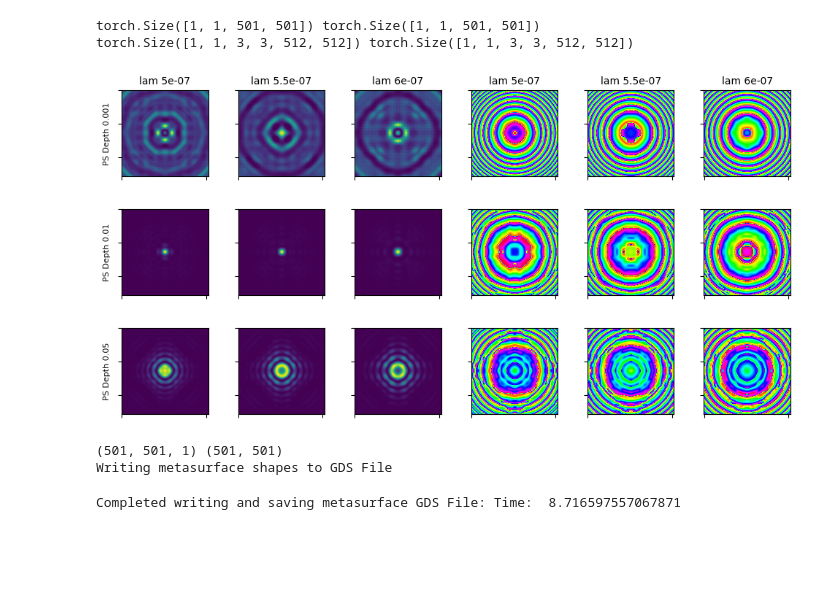
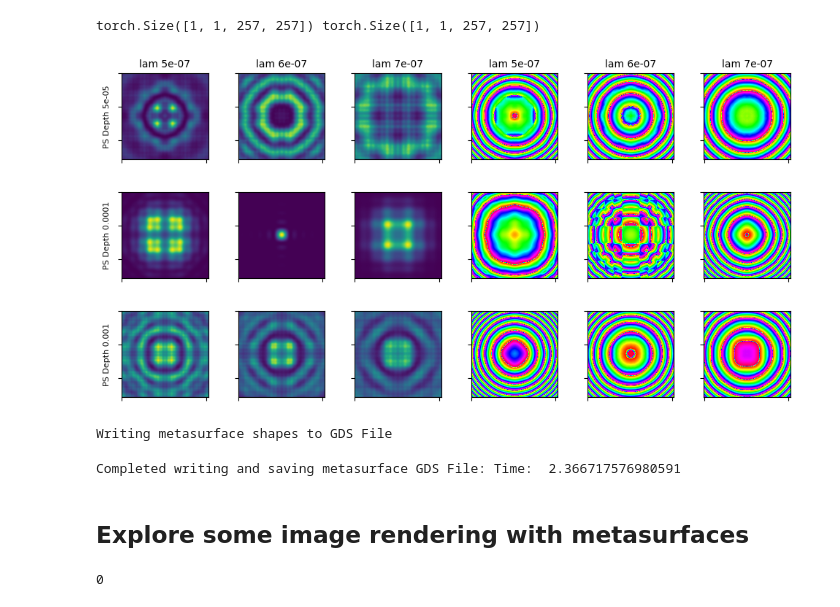
Before and after one commit to DeanHazineh/DFlat, a Jupyter notebook: scripts/demo.ipynb, the cells around one changed output. Saved outputs shown, nothing was run; the diff lists cells and outputs as text; code cells hidden in the pictures; blank space fills up the shorter version.

```diff
--- a/scripts/demo.ipynb
+++ b/scripts/demo.ipynb
@@ -77,49 +81,54 @@ Restored dflat.metasurface.optical_model.NeuralCells with 0 missing and 0 unexpe
 # %%
 # Compute the point-spread function for this lens for different conditions
 PSF = PointSpreadFunction(
-    in_size=[501, 501],
-    in_dx_m=[350e-9, 350e-9],
-    out_distance_m=1e-2,
+    in_size=[257, 257],
+    in_dx_m=[180e-9, 180e-9],
+    out_distance_m=1e-3,
     out_size=[512, 512],
-    out_dx_m=[1e-6,1e-6],
+    out_dx_m=[250e-9,250e-9],
     out_resample_dx_m=None,
     radial_symmetry=False,
     diffraction_engine="ASM")
 
-ps_locs = [[0.0, 0.0, 1e-3], [0.0, 0.0, 1e-2], [0.0, 0.0, 5e-2]]
-sim_wl = [500e-9, 550e-9, 600e-9]
-intensity, phase = PSF(est_amp, est_phase, sim_wl, ps_locs, aperture=None, normalize_to_aperture=True)
-print(intensity.shape, phase.shape)
+ps_locs = [[0.0, 0.0, 5e-5], [0.0, 0.0, 1e-4], [0.0, 0.0, 1e-3]]
+sim_wl = [500e-9, 600e-9, 700e-9]
+
+intensity, phase = PSF(
+    torch.tensor(est_amp, dtype=torch.float32, device='cuda'),
+    torch.tensor(est_phase, dtype=torch.float32, device='cuda'),
+    sim_wl,
+    ps_locs,
+    aperture=None,
+    normalize_to_aperture=True)
+intensity = intensity.cpu().numpy()
+phase = phase.cpu().numpy()
 # %% [output]
-torch.Size([1, 1, 501, 501]) torch.Size([1, 1, 501, 501])
-torch.Size([1, 1, 3, 3, 512, 512]) torch.Size([1, 1, 3, 3, 512, 512])
+torch.Size([1, 1, 257, 257]) torch.Size([1, 1, 257, 257])
 # %%
 fig, ax = plt.subplots(3, 6, figsize=(12,6))
-
 for z in range(3):
-
     for l in range(3):
-        ax[z,l].imshow(intensity[0,0, z, l,:,:].cpu().numpy())
+        ax[z,l].imshow(intensity[0,0, z, l,:,:])
         mp_format.formatPlot(
             fig,
             ax[z,l],
             title= f"lam {sim_wl[l]}" if z==0 else "",
             rmvxLabel=True,
             rmvyLabel=True,
             setAspect="equal")
 
     for l in np.arange(3,6,1):
-        ax[z,l].imshow(phase[0,0, z, l-3,:,:].cpu().numpy(), cmap='hsv')
+        ax[z,l].imshow(phase[0,0, z, l-3,:,:], cmap='hsv')
         mp_format.formatPlot(
             fig,
             ax[z,l],
             title= f"lam {sim_wl[l-3]}" if z==0 else "",
             rmvxLabel=True,
             rmvyLabel=True,
             setAspect="equal")
     ax[z,0].set_ylabel(f"PS Depth {ps_locs[z][2]}")
 # %% [output]
-[figure, old version]
+[figure, new version]
 # %%
 # Write this lens to a gds file for fabrication
 pfab = p.squeeze(0)
@@ -127,11 +136,17 @@ mask = np.ones(pfab.shape[0:2])
 cell_size = [180e-9, 180e-9]
 block_size =[180e-9, 180e-9]
 
-print(pfab.shape, mask.shape)
-
 from dflat.GDSII.assemble import assemble_nanocylinder_gds
 assemble_nanocylinder_gds(pfab, mask, cell_size, block_size, savepath="./file.gds")
 # %% [output]
-(501, 501, 1) (501, 501)
 Writing metasurface shapes to GDS File
-Completed writing and saving metasurface GDS File: Time:  8.716597557067871
+Completed writing and saving metasurface GDS File: Time:  2.366717576980591
+# %% [markdown]
+## Explore some image rendering with metasurfaces
+# %%
+import torch
+torch.cuda.empty_cache()
+import gc
+gc.collect()
+# %% [output]
+0
```
Also changed, not shown: parts of 10 cells of this notebook, 8 other files.
